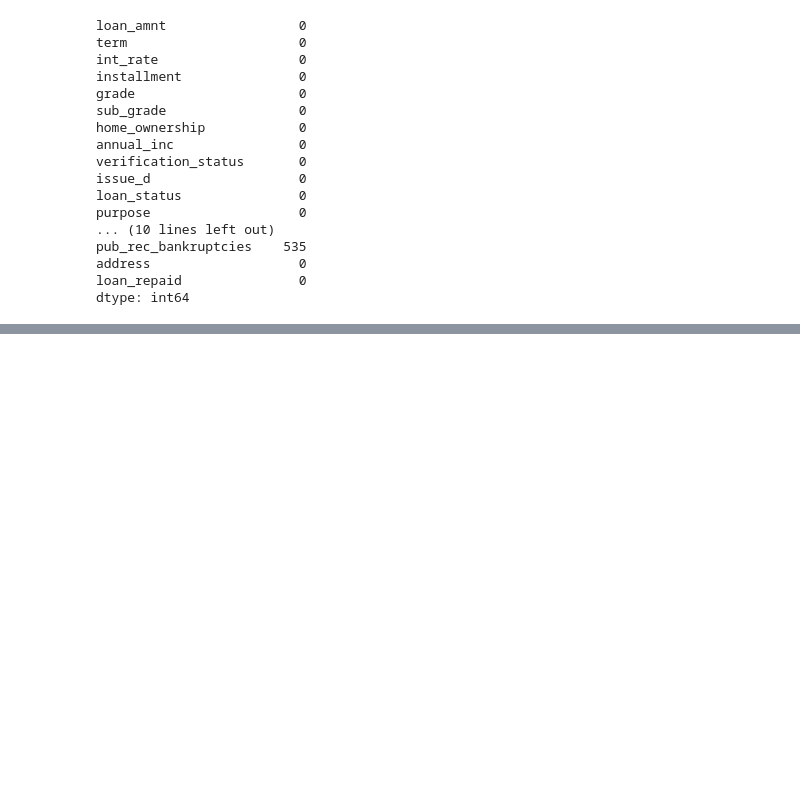
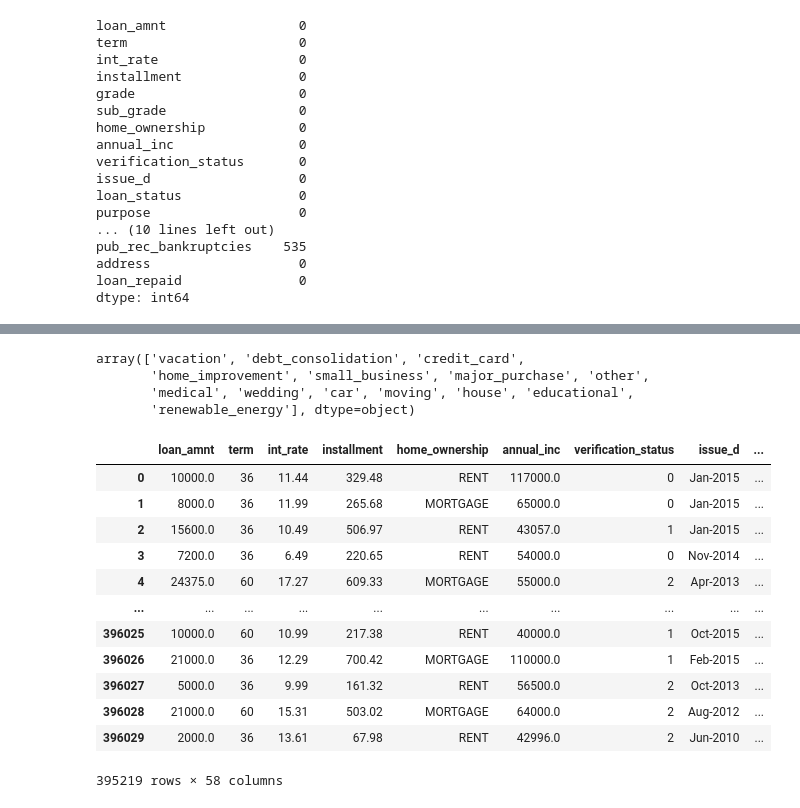
Before and after one commit to anmol438/Keras-Projects, a Jupyter notebook: keras_classification2/keras_classification2.ipynb, the cells around one changed output, grey strips where cells are left out. Saved outputs shown, nothing was run; the diff lists cells and outputs as text; code cells hidden in the pictures; blank space fills up the shorter version.

```diff
--- a/keras_classification2/keras_classification2.ipynb
+++ b/keras_classification2/keras_classification2.ipynb
@@ -608,0 +665,5 @@ data = data.drop(['revol_util', 'pub_rec_bankruptcies'], axis=1)
+# %%
+for sub_g in sub_grade_arr:
+    data.loc[data['sub_grade'] == sub_g, sub_g] = 1
+# %%
+data = data.drop('sub_grade', axis=1)
@@ -608,0 +732,42 @@ data = data.drop(['revol_util', 'pub_rec_bankruptcies'], axis=1)
+# %%
+data['purpose'].unique()
+# %% [output]
+array(['vacation', 'debt_consolidation', 'credit_card',
+       'home_improvement', 'small_business', 'major_purchase', 'other',
+       'medical', 'wedding', 'car', 'moving', 'house', 'educational',
+       'renewable_energy'], dtype=object)
+# %%
+def to_dummy(df:pd.DataFrame | pd.Series, col_name:str):
+    df = df.copy()
+    unique_entries = df[col_name].unique()
+    unique_entries.sort()
+    _col_name = f'_{col_name}'
+    df[_col_name] = 0
+    for i in range(unique_entries.size):
+        df.loc[df[col_name] == unique_entries[i], _col_name] = i
+
+    df[col_name] = df[_col_name]
+    df = df.drop(_col_name, axis=1)
+
+    return df
+# %%
+data = to_dummy(data, 'verification_status')
+data = to_dummy(data, 'application_type')
+data = to_dummy(data, 'initial_list_status')
+data = to_dummy(data, 'purpose')
+# %%
+data
+# %% [output]
+|  | loan_amnt | term | int_rate | installment | home_ownership | annual_inc | verification_status | issue_d | ... |
+| 0 | 10000.0 | 36 | 11.44 | 329.48 | RENT | 117000.0 | 0 | Jan-2015 | ... |
+| 1 | 8000.0 | 36 | 11.99 | 265.68 | MORTGAGE | 65000.0 | 0 | Jan-2015 | ... |
+| 2 | 15600.0 | 36 | 10.49 | 506.97 | RENT | 43057.0 | 1 | Jan-2015 | ... |
+| 3 | 7200.0 | 36 | 6.49 | 220.65 | RENT | 54000.0 | 0 | Nov-2014 | ... |
+| 4 | 24375.0 | 60 | 17.27 | 609.33 | MORTGAGE | 55000.0 | 2 | Apr-2013 | ... |
+| ... | ... | ... | ... | ... | ... | ... | ... | ... | ... |
+| 396025 | 10000.0 | 60 | 10.99 | 217.38 | RENT | 40000.0 | 1 | Oct-2015 | ... |
+| 396026 | 21000.0 | 36 | 12.29 | 700.42 | MORTGAGE | 110000.0 | 1 | Feb-2015 | ... |
+| 396027 | 5000.0 | 36 | 9.99 | 161.32 | RENT | 56500.0 | 2 | Oct-2013 | ... |
+| 396028 | 21000.0 | 60 | 15.31 | 503.02 | MORTGAGE | 64000.0 | 2 | Aug-2012 | ... |
+| 396029 | 2000.0 | 36 | 13.61 | 67.98 | RENT | 42996.0 | 2 | Jun-2010 | ... |
+395219 rows × 58 columns
```
Also changed, not shown: parts of 32 cells of this notebook.
